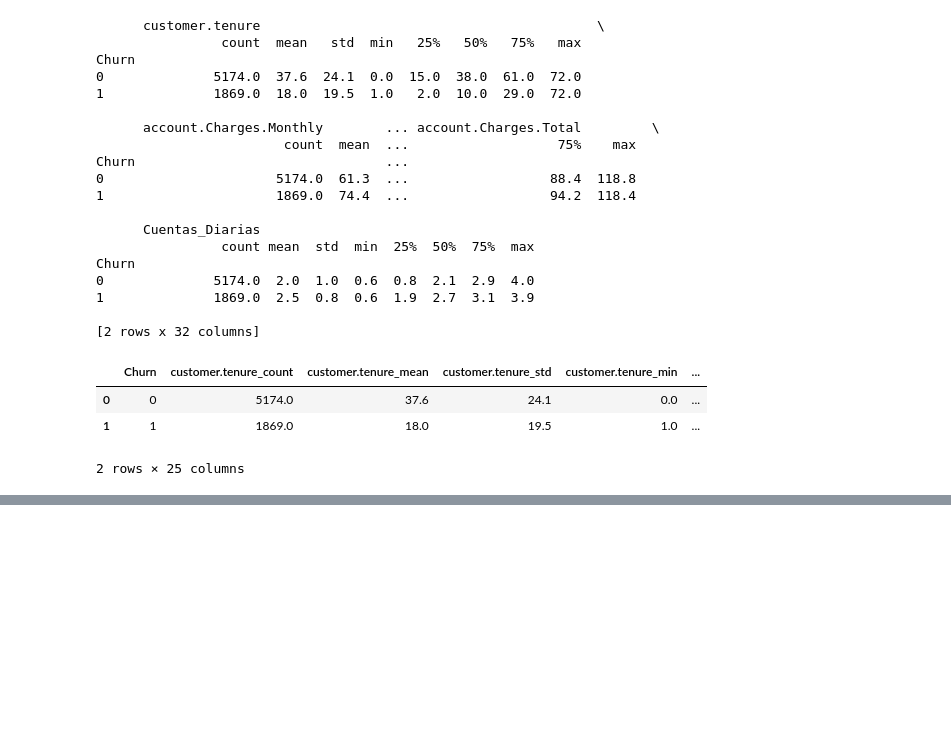
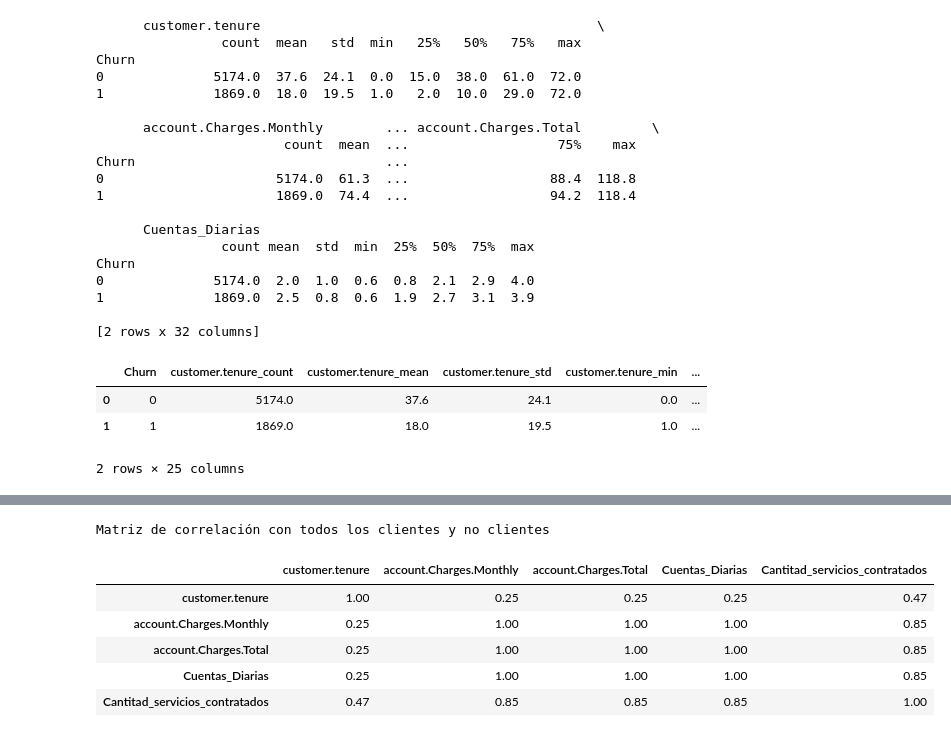
Before and after one commit to Nicolasmorahernandez/Challenger_TelecomX, a Jupyter notebook: Challenger_TelecomX.ipynb, the cells around one changed output, grey strips where cells are left out. Cells and saved outputs as stored; diff of their text form; code cells hidden in the pictures; blank space fills up the shorter version.

```diff
--- a/Challenger_TelecomX.ipynb
+++ b/Challenger_TelecomX.ipynb
@@ -770,0 +789,6 @@ plt.show()
+# %%
+df_limpio1 = df_limpio.copy()
+
+df_limpio1['internet.InternetService'] = df_limpio1['internet.InternetService'].apply(lambda x: x.replace('DSL', 'Yes').replace('Fiber optic','Yes')).astype(str)
+df_limpio1['internet.InternetService'] = (df_limpio1['internet.InternetService'] == 'Yes').astype(int)
+df_limpio1
@@ -770,0 +809,3 @@ plt.show()
+# %%
+df_limpio1['Cantitad_servicios_contratados'] = df_limpio1['phone.PhoneService'] + df_limpio1['phone.MultipleLines'] + df_limpio1['internet.InternetService']+ df_limpio1['internet.OnlineSecurity'] + df_limpio1['internet.OnlineBackup'] + df_limpio1['internet.DeviceProtection'] + df_limpio1['internet.TechSupport']+ df_limpio1['internet.StreamingTV'] + df_limpio1['internet.StreamingMovies']
+df_limpio1
@@ -770,0 +826,13 @@ plt.show()
+# %%
+# Selecciona solo las columnas de interés
+cols_corr = [
+    #'Churn',
+    'customer.tenure',
+    'account.Charges.Monthly',
+    'account.Charges.Total',
+    'Cuentas_Diarias',
+    'Cantitad_servicios_contratados'
+]
+
+corr = df_limpio1[cols_corr].corr().round(2)
+print(corr)
@@ -770,0 +860,17 @@ plt.show()
+# %%
+# Calcula la matriz
+corr = df_limpio1[cols_corr].corr().round(2)
+
+# Usa Styler para darle color de fondo según intensidad
+corr.style \
+    .background_gradient(cmap='YlGn', axis=None) \
+    .format('{:.2f}') \
+    .set_caption('Matriz de correlación con todos los clientes y no clientes')
+# %% [output]
+Matriz de correlación con todos los clientes y no clientes
+|  | customer.tenure | account.Charges.Monthly | account.Charges.Total | Cuentas_Diarias | Cantitad_servicios_contratados |
+| customer.tenure | 1.00 | 0.25 | 0.25 | 0.25 | 0.47 |
+| account.Charges.Monthly | 0.25 | 1.00 | 1.00 | 1.00 | 0.85 |
+| account.Charges.Total | 0.25 | 1.00 | 1.00 | 1.00 | 0.85 |
+| Cuentas_Diarias | 0.25 | 1.00 | 1.00 | 1.00 | 0.85 |
+| Cantitad_servicios_contratados | 0.47 | 0.85 | 0.85 | 0.85 | 1.00 |
```
Also changed, not shown: parts of 12 cells of this notebook.
